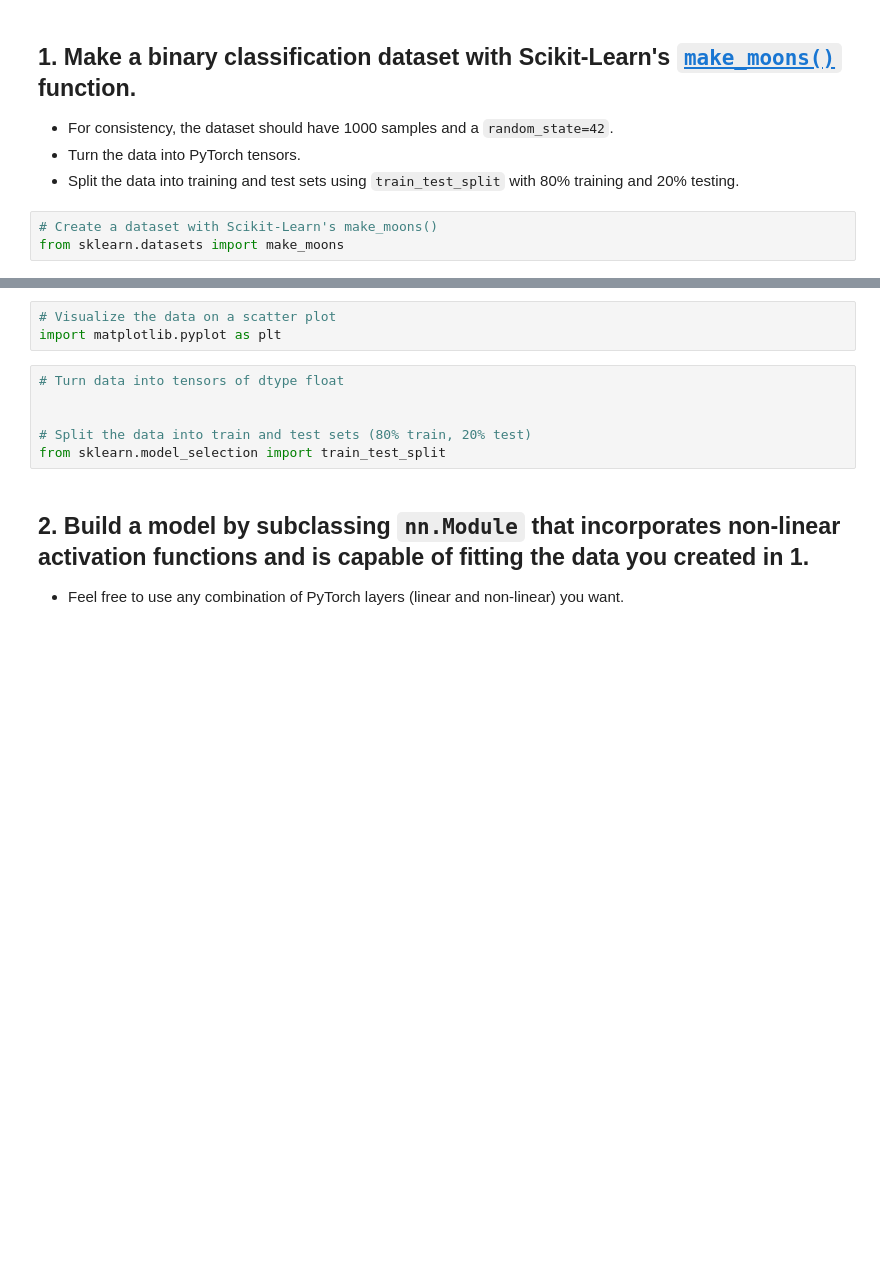
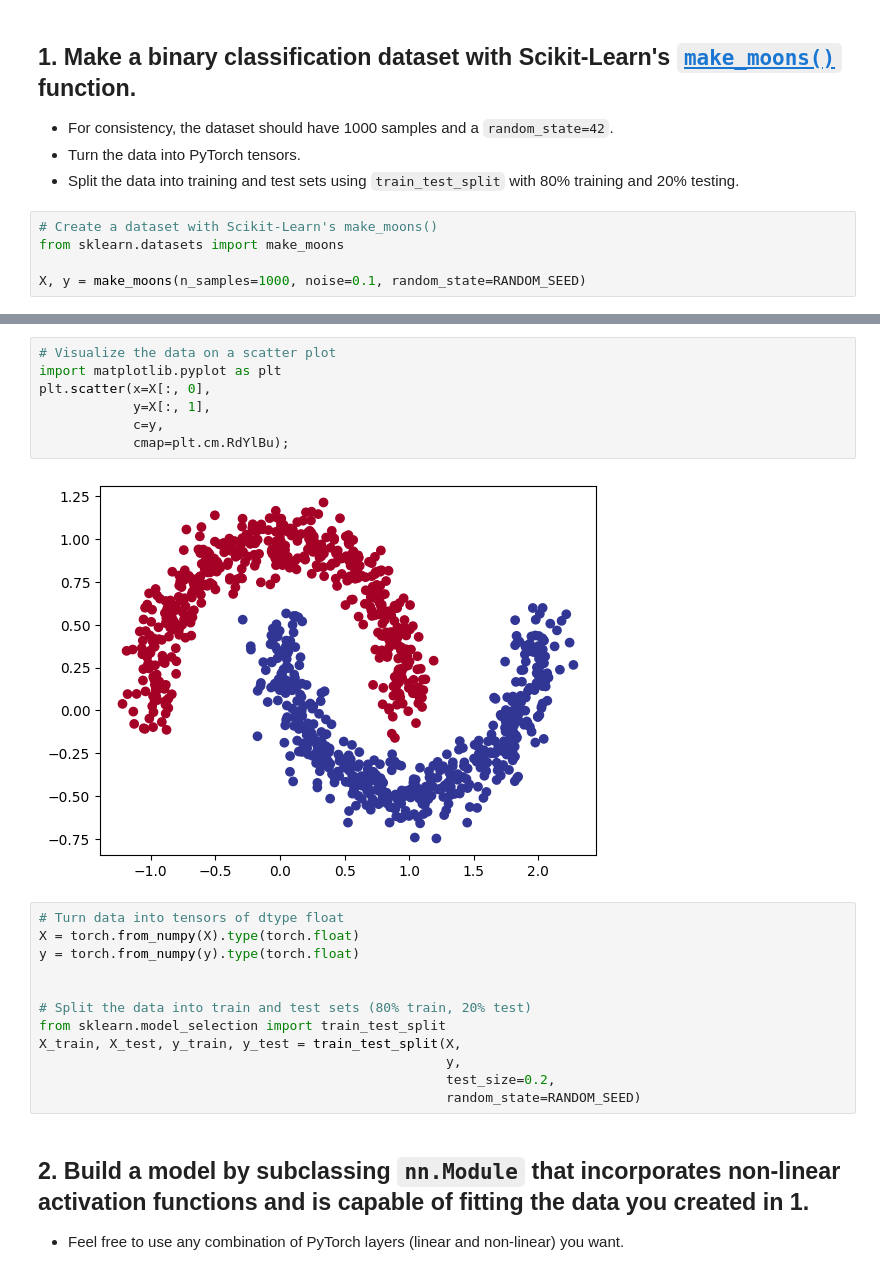
Before and after one commit to mpfmorawski/colab_notebooks, a Jupyter notebook: PyTorch/Learn_PyTorch/exercises/02_pytorch_classification_exercises.ipynb, the cells around one changed output, grey strips where cells are left out. Cells and saved outputs as stored; diff of their text form; blank space fills up the shorter version.

```diff
--- a/PyTorch/Learn_PyTorch/exercises/02_pytorch_classification_exercises.ipynb
+++ b/PyTorch/Learn_PyTorch/exercises/02_pytorch_classification_exercises.ipynb
@@ -31,6 +31,8 @@ RANDOM_SEED = 42
 # %%
 # Create a dataset with Scikit-Learn's make_moons()
 from sklearn.datasets import make_moons
+
+X, y = make_moons(n_samples=1000, noise=0.1, random_state=RANDOM_SEED)
 # %%
 # Turn data into a DataFrame
 import pandas as pd
@@ -37,12 +55,24 @@ import pandas as pd
 # %%
 # Visualize the data on a scatter plot
 import matplotlib.pyplot as plt
+plt.scatter(x=X[:, 0],
+            y=X[:, 1],
+            c=y,
+            cmap=plt.cm.RdYlBu);
+# %% [output]
+[figure, added]
 # %%
 # Turn data into tensors of dtype float
+X = torch.from_numpy(X).type(torch.float)
+y = torch.from_numpy(y).type(torch.float)
 
 
 # Split the data into train and test sets (80% train, 20% test)
 from sklearn.model_selection import train_test_split
+X_train, X_test, y_train, y_test = train_test_split(X,
+                                                    y,
+                                                    test_size=0.2,
+                                                    random_state=RANDOM_SEED)
 # %% [markdown]
 ## 2. Build a model by subclassing `nn.Module` that incorporates non-linear activation functions and is capable of fitting the data you created in 1.
   * Feel free to use any combination of PyTorch layers (linear and non-linear) you want.
```
Also changed, not shown: parts of 27 cells of this notebook.
